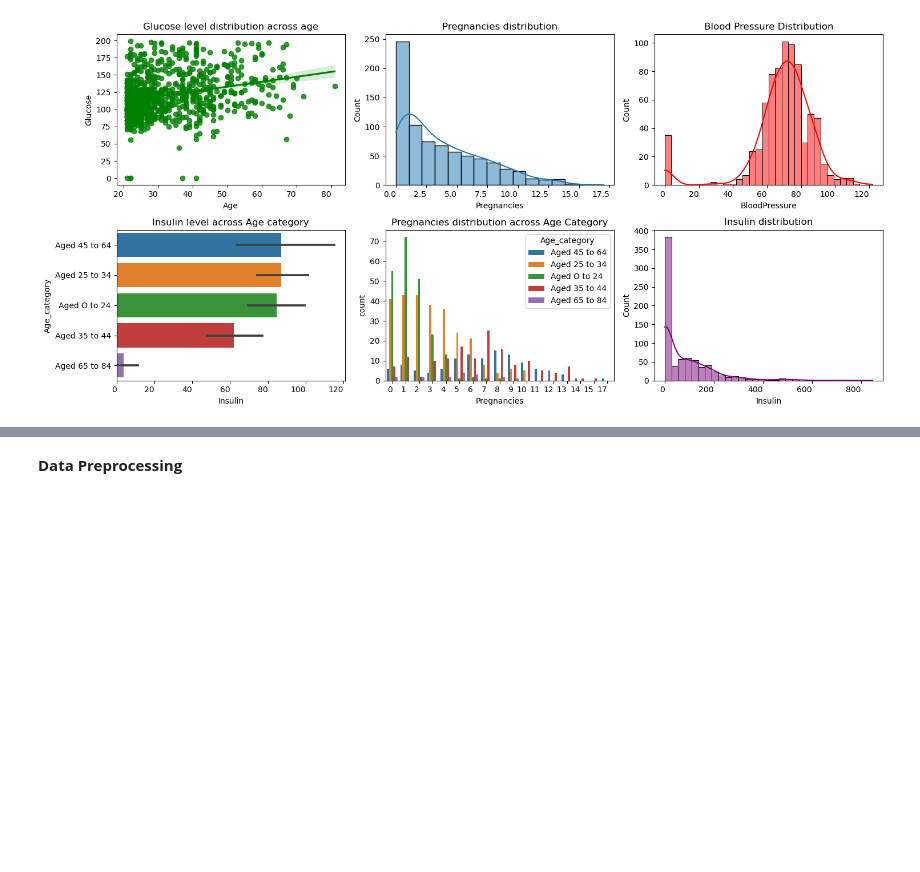
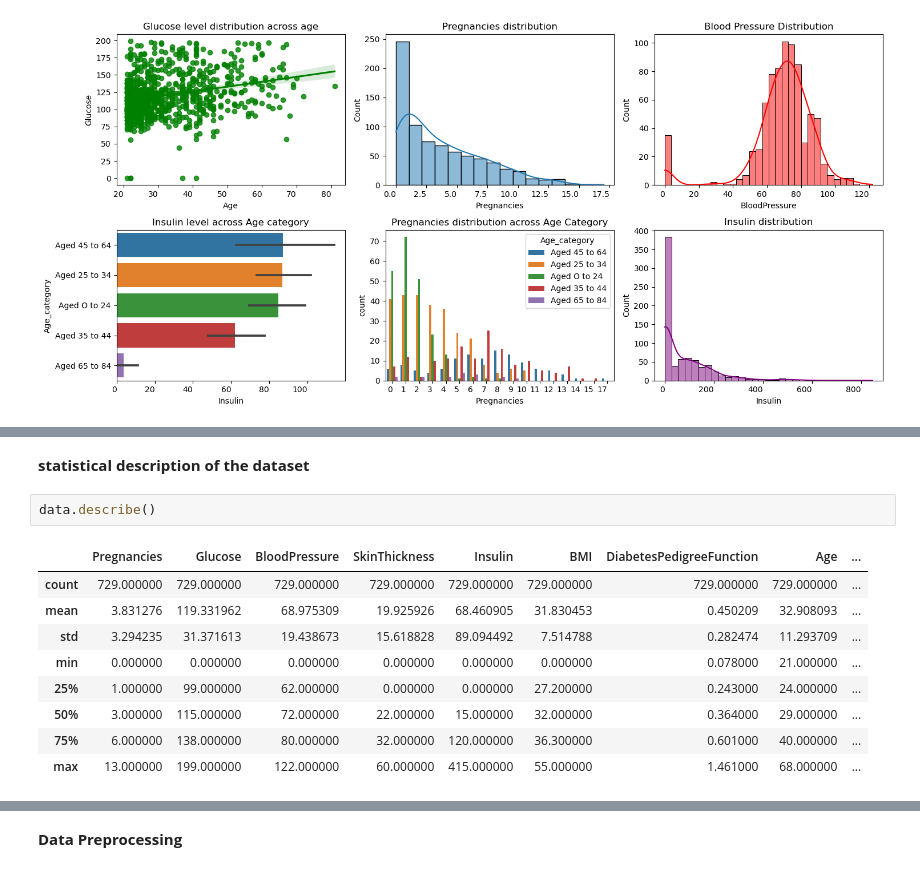
Before and after one commit to Omedobi/Data-Science-Projects, a Jupyter notebook: Diabetes-Prediction/Diabetes_Prediction.ipynb, the cells around one changed output, grey strips where cells are left out. Drawn from its saved outputs; the diff is of its cells as text; blank space fills up the shorter version.

```diff
--- a/Diabetes-Prediction/Diabetes_Prediction.ipynb
+++ b/Diabetes-Prediction/Diabetes_Prediction.ipynb
@@ -154,0 +182,14 @@ num_var = []
+# %% [markdown]
+**statistical description of the dataset**
+# %%
+data.describe()
+# %% [output]
+|  | Pregnancies | Glucose | BloodPressure | SkinThickness | Insulin | BMI | DiabetesPedigreeFunction | Age | ... |
+| count | 729.000000 | 729.000000 | 729.000000 | 729.000000 | 729.000000 | 729.000000 | 729.000000 | 729.000000 | ... |
+| mean | 3.831276 | 119.331962 | 68.975309 | 19.925926 | 68.460905 | 31.830453 | 0.450209 | 32.908093 | ... |
+| std | 3.294235 | 31.371613 | 19.438673 | 15.618828 | 89.094492 | 7.514788 | 0.282474 | 11.293709 | ... |
+| min | 0.000000 | 0.000000 | 0.000000 | 0.000000 | 0.000000 | 0.000000 | 0.078000 | 21.000000 | ... |
+| 25% | 1.000000 | 99.000000 | 62.000000 | 0.000000 | 0.000000 | 27.200000 | 0.243000 | 24.000000 | ... |
+| 50% | 3.000000 | 115.000000 | 72.000000 | 22.000000 | 15.000000 | 32.000000 | 0.364000 | 29.000000 | ... |
+| 75% | 6.000000 | 138.000000 | 80.000000 | 32.000000 | 120.000000 | 36.300000 | 0.601000 | 40.000000 | ... |
+| max | 13.000000 | 199.000000 | 122.000000 | 60.000000 | 415.000000 | 55.000000 | 1.461000 | 68.000000 | ... |
```
Also changed, not shown: parts of 75 cells of this notebook, 5 other files.
